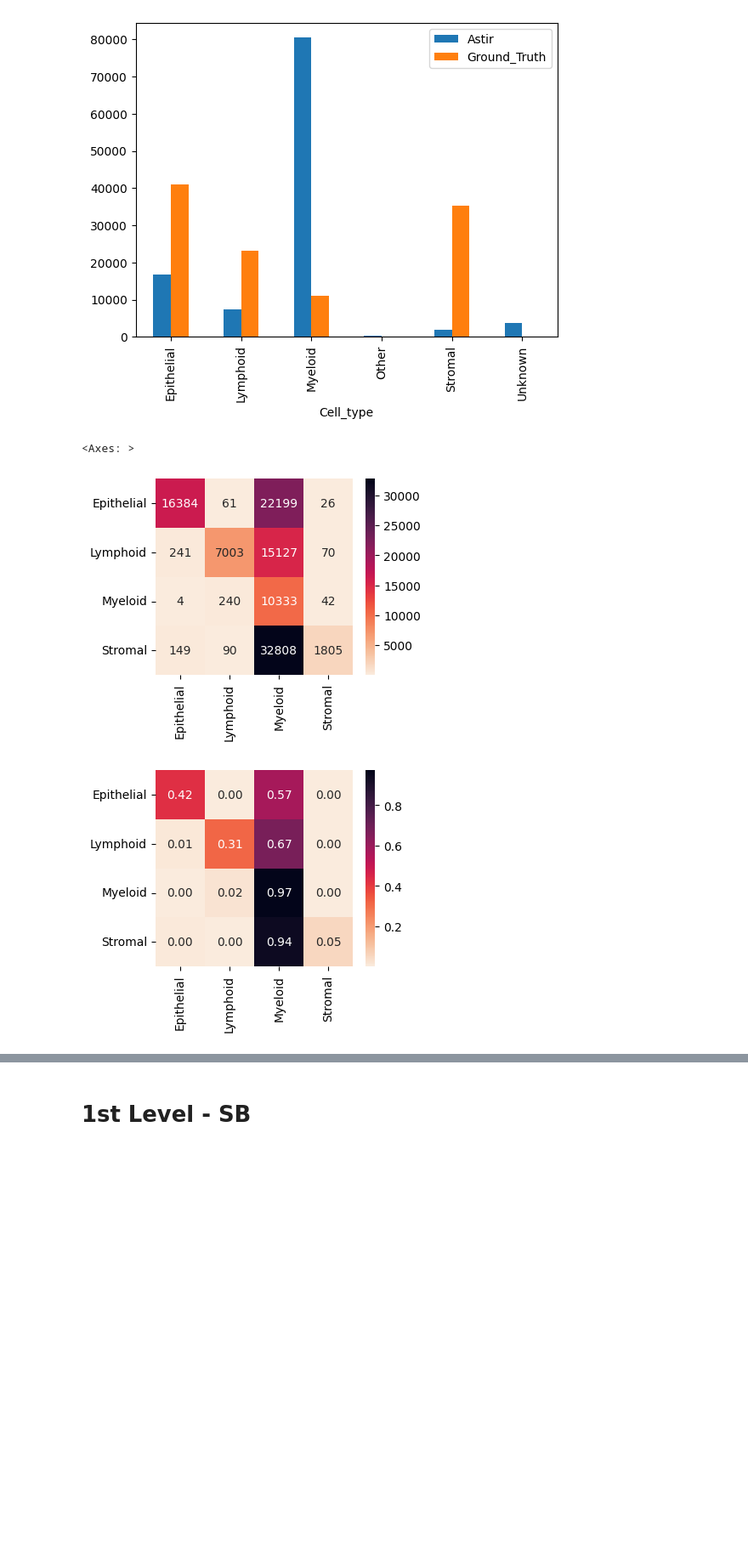
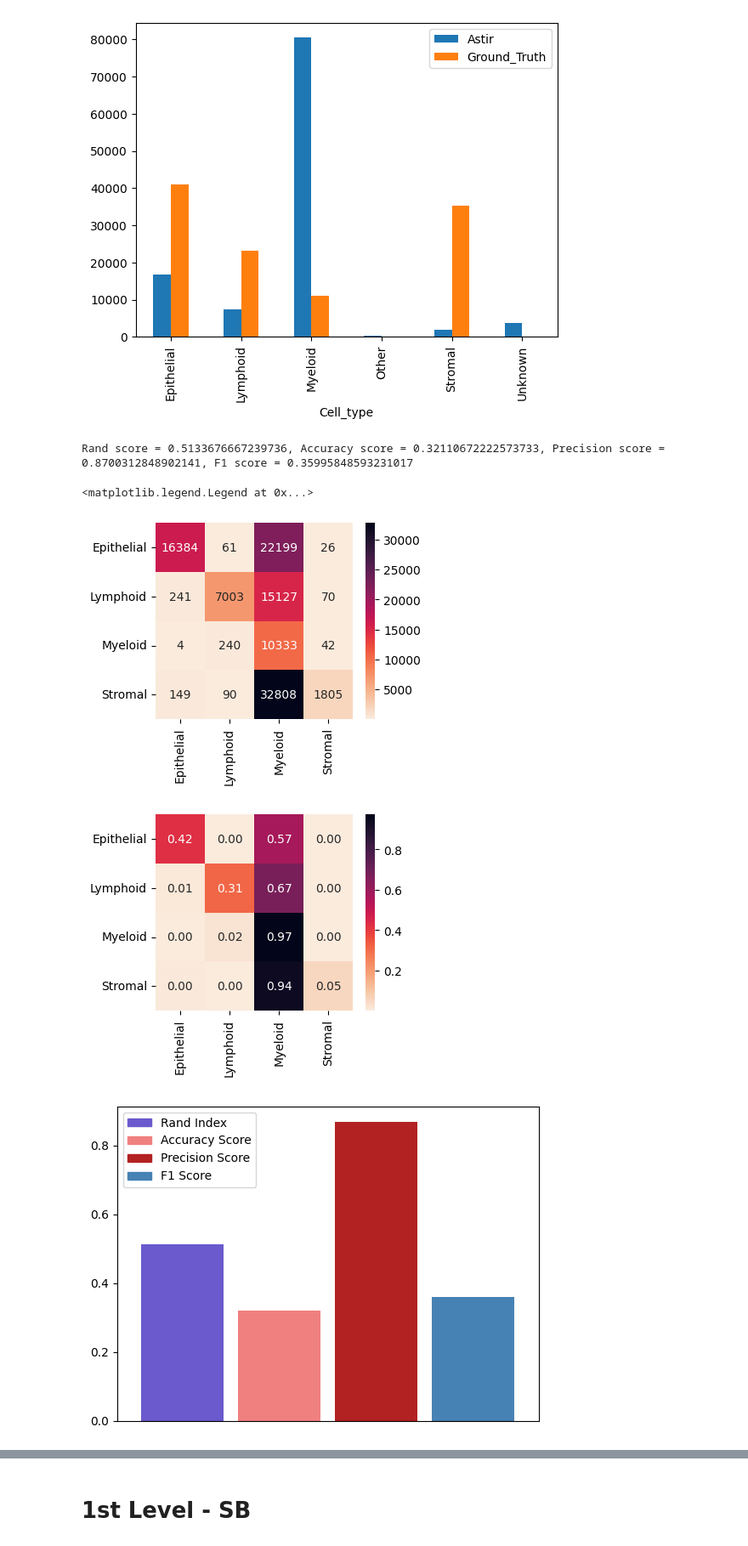
Before and after one commit to farkkilab/tribus, a Jupyter notebook: STELLAR_notebook_astir.ipynb, the cells around one changed output, grey strips where cells are left out. Shown: that part at 85% size. Drawn from its saved outputs; the diff is of its cells as text; code cells hidden in the pictures; blank space fills up the shorter version.

```diff
--- a/STELLAR_notebook_astir.ipynb
+++ b/STELLAR_notebook_astir.ipynb
@@ -83,24 +84,41 @@ Stat_merged.plot(x="Cell_type",
 # %%
 # "original_labels" list of the "ground_truth labels"
 
 sample_data = pd.read_csv(expression_mat_path,low_memory=False)
 original_labels = np.array(sample_data["cell_type_upperlevel"]).tolist()
 astir_labels = list(Astir_result["cell_type"])
 original_label_types = np.unique(original_labels)
 tribus_labels = [ 'other_Global' if label == 'Unknown' or label == 'Other' else label for label in astir_labels]
 
 cm = metrics.confusion_matrix(original_labels, astir_labels, labels=original_label_types)
 df_cm = pd.DataFrame(cm, index = original_label_types,
                   columns = original_label_types)
 fig, ax = plt.subplots(figsize = (len(np.unique(astir_labels))*0.625, len(np.unique(astir_labels))*0.5))         # Sample figsize in inches
 sns.heatmap(df_cm, fmt='g', annot=True, cmap=sns.cm.rocket_r)
 
 cmn = cm.astype('float') / cm.sum(axis=1)[:, np.newaxis]
 df_cmn = pd.DataFrame(cmn, index = original_label_types,
                   columns = original_label_types)
 fig, ax = plt.subplots(figsize = (len(np.unique(astir_labels))*0.625, len(np.unique(astir_labels))*0.5))
 sns.heatmap(df_cmn, fmt=".2f", annot=True, cmap=sns.cm.rocket_r)
+
+# Calculate average accuracy metrics and visualization
+RI_avg = rand_score(original_labels, astir_labels) #between 0-1
+AS_avg = accuracy_score(original_labels, astir_labels)
+PS_avg = precision_score(original_labels, astir_labels, average='weighted')
+F1_avg = f1_score(original_labels, astir_labels, average="weighted")
+print("Rand score = {}, Accuracy score = {}, Precision score = {}, F1 score = {}".format(RI_avg, AS_avg, PS_avg, F1_avg))
+df = pd.DataFrame([RI_avg, AS_avg, PS_avg, F1_avg], columns=['Value'], index = ["Rand Index", "Accuracy Score", "Precision Score", "F1 Score"])
+
+colors = {"Rand Index": 'slateblue', "Accuracy Score": 'lightcoral', "Precision Score": 'firebrick', "F1 Score":'steelblue'}
+df.plot.bar(y='Value', width = 0.85, legend=False,
+            color=['slateblue', 'lightcoral', 'firebrick', 'steelblue'], rot=0, xticks=[])
+metric_labels = ["Rand Index", "Accuracy Score", "Precision Score", "F1 Score"]
+handles = [plt.Rectangle((0,0),1,1, color=colors[l]) for l in metric_labels]
+plt.legend(handles, metric_labels)
 # %% [output]
-<Axes: >
+Rand score = 0.5133676667239736, Accuracy score = 0.32110672222573733, Precision score = 0.8700312848902141, F1 score = 0.35995848593231017
+<matplotlib.legend.Legend at 0x...>
 [figure]
 [figure]
+[figure, added]
```
Also changed, not shown: parts of 3 cells of this notebook.
